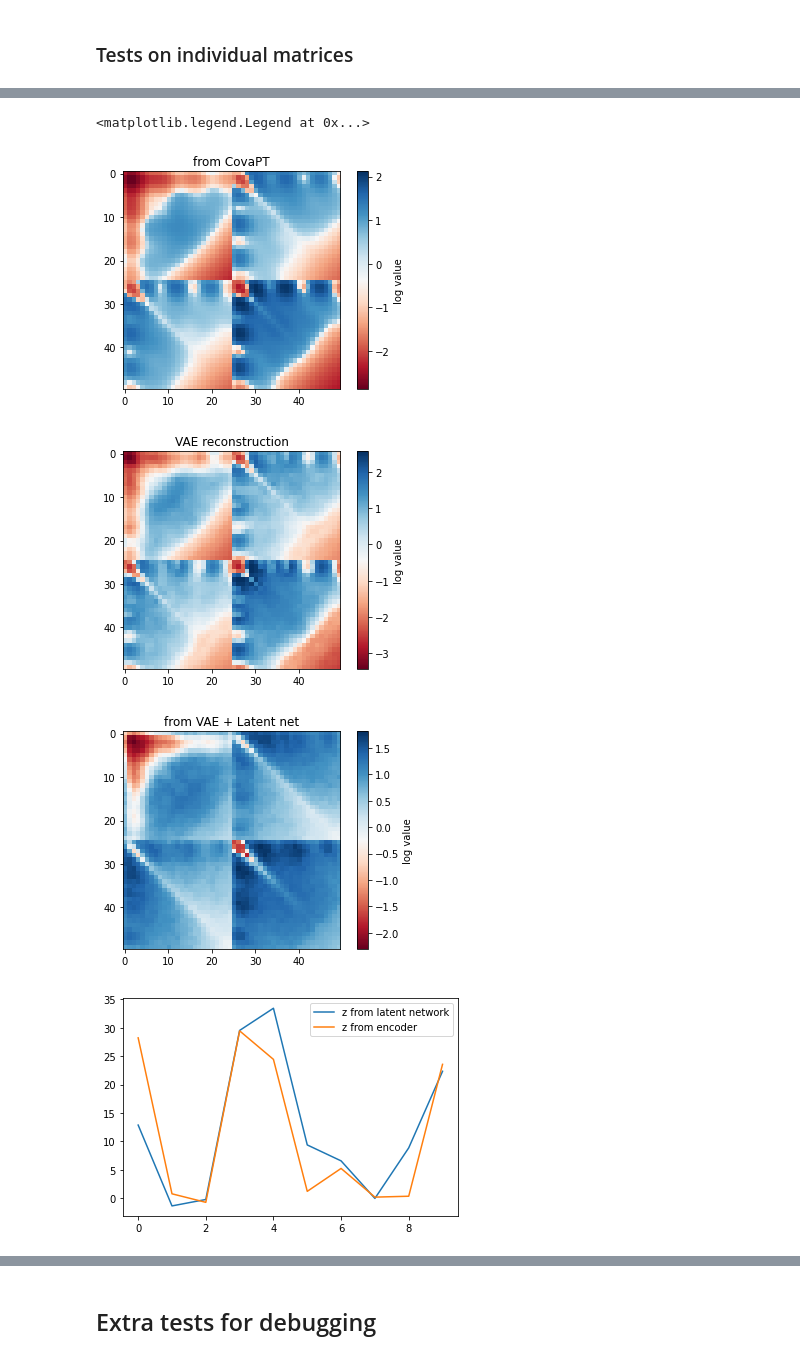
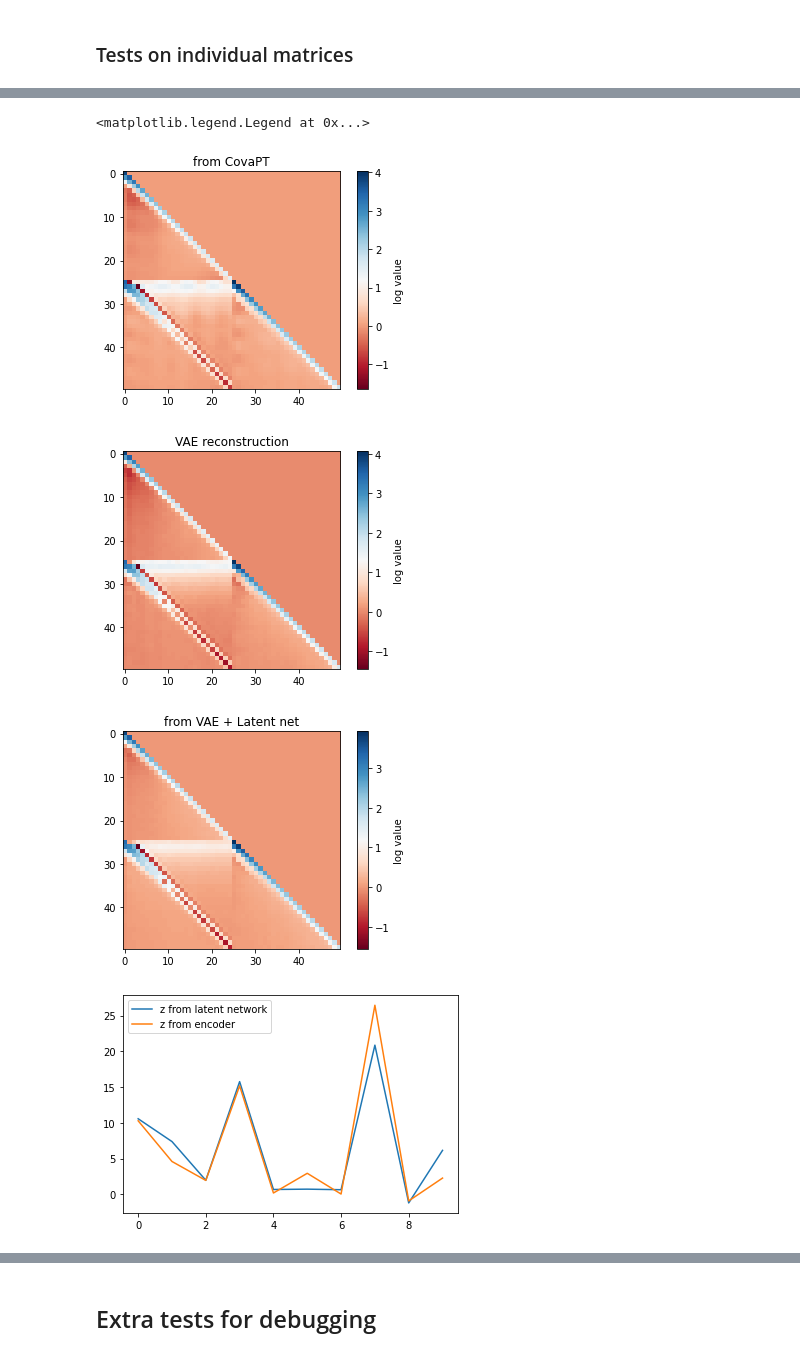
Before and after one commit to jadamo/CovNet, a Jupyter notebook: notebooks/Test-Network.ipynb, the cells around one changed output, grey strips where cells are left out. Cells and saved outputs as stored; diff of their text form; code cells hidden in the pictures.

```diff
--- a/notebooks/Test-Network.ipynb
+++ b/notebooks/Test-Network.ipynb
@@ -41,41 +39,42 @@ k =np.loadtxt(CovaPT_dir+'k_Patchy.dat')
 # %%
-params_fid = np.array([67.77,0.11827,0.02214,3.094,0.9611, 1.9485,-0.5387, 0.1, 5., 15., 5e3])
+params_fid = np.array([67.77,0.11827,1.,1.9485,-0.5387, 0., 0., 500, 0])
 
 # Data vector taken from https://fbeutler.github.io/hub/deconv_paper.html
 pk_dict = pk_tools.read_power(BOSS_dir+"P_CMASS_North.dat" , combine_bins =10)
 data_vector = np.concatenate([pk_dict["pk0"][:25], pk_dict["pk2"][:25]])
 # Pk_fid = CovaPT.Pk_CLASS_PT(params_fid)
 # data_vector = np.concatenate([Pk_fid[0], Pk_fid[2]])
-k = np.linspace(0.005, 0.395, 400)
+k = np.linspace(0.005, 0.3995, 400)
 
 W = pk_tools.read_matrix(BOSS_dir+"W_CMASS_North.matrix")
 M = pk_tools.read_matrix(BOSS_dir+"M_CMASS_North.matrix")
 
-def gaussian_covariance(params, i, offset):
+Analytic_Calc = CovaPT.Analytic_Covmat(0.61)
+
+def get_model_vector(params, i, offset):
     """
-    Loads the model vector and gaussian covariance from file if it exists, otherwise calculates it
+    Loads the model vector from file if it exists, otherwise calculates it and saves to file
     """
     idx = i + offset
     data = np.load(training_dir+"CovA-"+f'{idx:05d}'+".npz")
     np.testing.assert_allclose(params, data["params"])
     try:
-        model_vector = data["model"]
-        model_vector = np.matmul(W, np.matmul(M, model_vector))
-        return np.concatenate([model_vector[0:25], model_vector[80:105]]), data["C_G"]
+        model_vector = data["Pk"]
+        #model_vector = np.matmul(W, np.matmul(M, model_vector))
+        return np.concatenate([model_vector[0:25], model_vector[80:105]])
     except:
-        Pk_galaxy = CovaPT.Pk_CLASS_PT(params, k)
-        model_vector = np.concatenate([Pk_galaxy[0], Pk_galaxy[2], Pk_galaxy[4]])
-        C_G = data["C_G"]; C_NG = data["C_NG"]
-        np.savez(training_dir+"CovA-"+f'{idx:05d}'+".npz", params=data["params"], model=model_vector, C_G=C_G, C_NG=C_NG)
-        model_vector = np.matmul(W, np.matmul(M, model_vector))
-        return np.concatenate([model_vector[0:25], model_vector[80:105]]), C_G
+        Pk_galaxy = Analytic_Calc.Pk_CLASS_PT(params, k)
+        model_vector = np.matmul(W, np.matmul(M, Pk_galaxy))
+        C_G = data["C_G"]; C_T0 = data["C_T0"]; C_SSC = data["C_SSC"]
+        np.savez(training_dir+"CovA-"+f'{idx:05d}'+".npz", params=data["params"], Pk=model_vector, C_G=C_G, C_SSC=C_SSC, C_T0=C_T0)
+        return np.concatenate([model_vector[0:25], model_vector[80:105]])
 # %%
 # load the trained network
 #net = CovNet.Network_Full(6, 100*100)
 net = CovNet.Network_VAE(train_cholesky).to(CovNet.try_gpu());       net.eval()
 encoder = CovNet.Block_Encoder().to(CovNet.try_gpu()); encoder.eval()
 decoder = CovNet.Block_Decoder(train_cholesky).to(CovNet.try_gpu()); decoder.eval()
-net_2 = CovNet.Network_Features(7, 10).to(CovNet.try_gpu())
+net_2 = CovNet.Network_Latent().to(CovNet.try_gpu())
 net.load_state_dict(torch.load(net_dir+'network-VAE.params'))
 encoder.load_state_dict(net.Encoder.state_dict())
 decoder.load_state_dict(net.Decoder.state_dict())
@@ -85,7 +84,7 @@ net_2.load_state_dict(torch.load(net_dir+'network-latent.params'))
 # %%
 # load the test set
 t1 = time.time()
-test_data = CovNet.MatrixDataset(training_dir, N_test, int(N*0.9), train_log, train_gaussian, train_cholesky)
+test_data = CovNet.MatrixDataset(training_dir, N_test, int(N*0.9), train_nuisance, train_cholesky)
 test_loader = torch.utils.data.DataLoader(test_data, batch_size=1, shuffle=True)
 t2 = time.time()
 print("Done loading in data, took {:0.2f} s".format(t2 - t1))
@@ -128,17 +127,15 @@ plt.xscale("log")
 # %%
 # get the chi squared differences using this network
-# This cell takes ~ 1 hour to run the first time
+# This cell takes ~ 1 hour to run the first time,
 chi_squared_err = np.zeros(N_test)
 chi_squared_actual = np.zeros(N_test)
 non_definete = []; avg_bad = 0
 for i in tqdm(range(N_test)):
     params = test_data[i][0]; C_actual = test_data[i][1]
     features = net_2(params); C_predict = decoder(features.view(1,10))
-    C_actual = CovNet.symmetric_exp(C_actual)
-    C_predict = CovNet.symmetric_exp(C_predict)
 
-    with io.capture_output() as captured:
-        model_vector, C_G = gaussian_covariance(params.detach().numpy(), i, int(N*0.9))
+    model_vector = get_model_vector(params.detach().numpy(), i, int(N*0.9))
+
     if train_cholesky == False:
         C_actual = C_G + C_actual.view(50,50).detach().numpy()
         C_predict = C_G + C_predict.view(50,50).detach().numpy()
@@ -443,10 +449,10 @@ print("sample " + str(idx) + ", params:", params)
 
 cov_VAE = cov_VAE.to("cpu").detach(); cov_predict = cov_predict.to("cpu").detach(); cov_actual = cov_actual.to("cpu").detach();
 
-model_vector, C_G = gaussian_covariance(params.detach().numpy(), idx, int(N*0.9))
+model_vector = get_model_vector(params.detach().numpy(), idx, int(N*0.9))
 x = data_vector - model_vector
-chi_squared_pred = np.matmul(x.T, np.matmul(np.linalg.inv(C_G + CovNet.symmetric_exp(cov_predict).numpy()), x))
-chi_squared_act = np.matmul(x.T, np.matmul(np.linalg.inv(C_G + cov_actual.numpy()), x))
+chi_squared_pred = np.matmul(x.T, np.matmul(np.linalg.inv(CovNet.symmetric_exp(cov_predict).numpy()), x))
+chi_squared_act = np.matmul(x.T, np.matmul(np.linalg.inv(cov_actual.numpy()), x))
 
 print("Chi squared = {:0.3f}, actual = {:0.3f}".format(chi_squared_pred, chi_squared_act))
 
@@ -483,8 +488,8 @@ Chi squared = 21262.667, actual = 21312.650
 <matplotlib.legend.Legend at 0x...>
-[figure, old version]
+[figure, new version]
-[figure, old version]
+[figure, new version]
-[figure, old version]
+[figure, new version]
-[figure, old version]
+[figure, new version]
 # %%
 # Visualize the difference between generated and actual matrix
 C_residual = abs(cov_predict - cov_actual)
```
Also changed, not shown: parts of 19 cells of this notebook, 9 other files.
